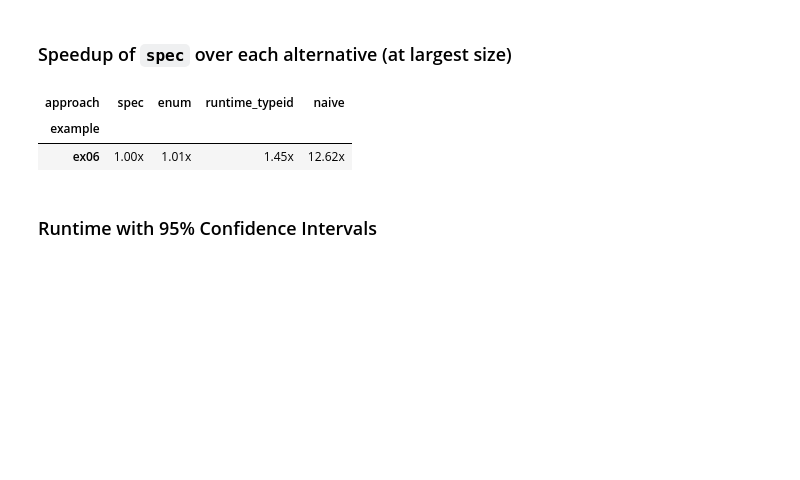
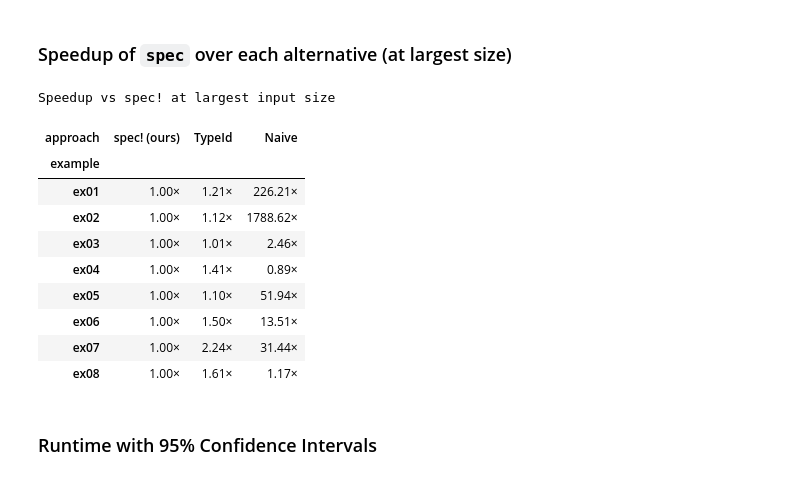
Before and after one commit to AdaptLab-CS/spec-trait, a Jupyter notebook: spec-trait-evaluation/notebooks/eval.ipynb, the cells around one changed output. Cells and saved outputs as stored; diff of their text form; code cells hidden in the pictures; blank space fills up the shorter version.

```diff
--- a/spec-trait-evaluation/notebooks/eval.ipynb
+++ b/spec-trait-evaluation/notebooks/eval.ipynb
@@ -139,33 +223,32 @@ plt.show()
 # %%
-
-# Zoomed-in runtime plot — excludes 'naive' to reveal differences among fast approaches
+# Zoom — naive excluded to reveal differences among fast approaches
 ZOOM_APPROACHES = [a for a in APPROACH_ORDER if a != "naive"]
 
-fig, axes = plt.subplots(2, (n_ex + 1) // 2, figsize=(5 * ((n_ex + 1) // 2), 10), sharey=False)
-axes = axes.flatten()
+fig, axes = make_grid(n_ex)
 
 for idx, ex in enumerate(examples):
     ax = axes[idx]
     sub = rt[rt["example"] == ex]
     op = sub["operation"].iloc[0]
-    for approach in ZOOM_APPROACHES:
-        d = sub[sub["approach"] == approach].sort_values("size")
+    for a in ZOOM_APPROACHES:
+        d = sub[sub["approach"] == a].sort_values("size")
         if d.empty:
             continue
-        ax.plot(d["size"], d["median_us"], marker="o", label=approach,
-                color=APPROACH_COLORS.get(approach, "gray"))
-    ax.set_title(f"{ex}: {op}", fontweight="bold")
+        c, m = _color(a), _marker(a)
+        ax.plot(d["size"], d["median_us"],
+                marker=m, ms=MS, lw=LW, color=c, label=_label(a))
+        if has_med_ci:
+            ax.fill_between(d["size"],
+                            d["median_ci_lower_ns"] / 1000.0,
+                            d["median_ci_upper_ns"] / 1000.0,
+                            alpha=BAND_A, color=c)
+    ax.set_title(f"{ex}: {op}")
     ax.set_xlabel("Input size")
     ax.set_ylabel("Median time (µs)")
-    ax.set_xscale("log", base=2)
-    ax.xaxis.set_major_formatter(ticker.ScalarFormatter())
-    ax.legend(fontsize=8)
+    style_log_x(ax)
+    ax.legend(fontsize=LEG_FS)
 
-for idx in range(n_ex, len(axes)):
-    axes[idx].set_visible(False)
-
-plt.suptitle("Runtime (zoom — naive excluded)", fontweight="bold", fontsize=14, y=1.01)
-plt.tight_layout()
-plt.savefig(RESULTS / "runtime_zoom.pdf", bbox_inches="tight")
+fig.suptitle("Runtime (zoom — Naive excluded)", fontweight="bold", fontsize=13)
+finish_grid(fig, axes, n_ex, RESULTS / "runtime_zoom.pdf")
 plt.show()
 # %% [output]
@@ -175,21 +258,31 @@ plt.show()
 # %%
 largest = rt.groupby(["example", "approach"]).apply(
     lambda g: g.loc[g["size"].idxmax()]
 ).reset_index(drop=True)
 
 spec_times = largest[largest["approach"] == "spec"][["example", "median_ns"]].rename(
     columns={"median_ns": "spec_ns"}
 )
 merged = largest.merge(spec_times, on="example")
 merged["speedup_vs_spec"] = merged["median_ns"] / merged["spec_ns"]
 
 pivot = merged.pivot_table(index="example", columns="approach", values="speedup_vs_spec")
 pivot = pivot[[c for c in APPROACH_ORDER if c in pivot.columns]]
-pivot.style.format("{:.2f}x").background_gradient(cmap="RdYlGn", axis=None)
+pivot.rename(columns=APPROACH_LABELS).style.format("{:.2f}×").background_gradient(
+    cmap="RdYlGn", axis=None
+).set_caption("Speedup vs spec! at largest input size")
 # %% [output]
+Speedup vs spec! at largest input size
-| approach | spec | enum | runtime_typeid | naive |
-| example |  |  |  |  |
-| ex06 | 1.00x | 1.01x | 1.45x | 12.62x |
+| approach | spec! (ours) | TypeId | Naive |
+| example |  |  |  |
+| ex01 | 1.00× | 1.21× | 226.21× |
+| ex02 | 1.00× | 1.12× | 1788.62× |
+| ex03 | 1.00× | 1.01× | 2.46× |
+| ex04 | 1.00× | 1.41× | 0.89× |
+| ex05 | 1.00× | 1.10× | 51.94× |
+| ex06 | 1.00× | 1.50× | 13.51× |
+| ex07 | 1.00× | 2.24× | 31.44× |
+| ex08 | 1.00× | 1.61× | 1.17× |
 # %% [markdown]
 ### Runtime with 95% Confidence Intervals
 # %%
```
Also changed, not shown: parts of 12 cells of this notebook, 32 other files.
